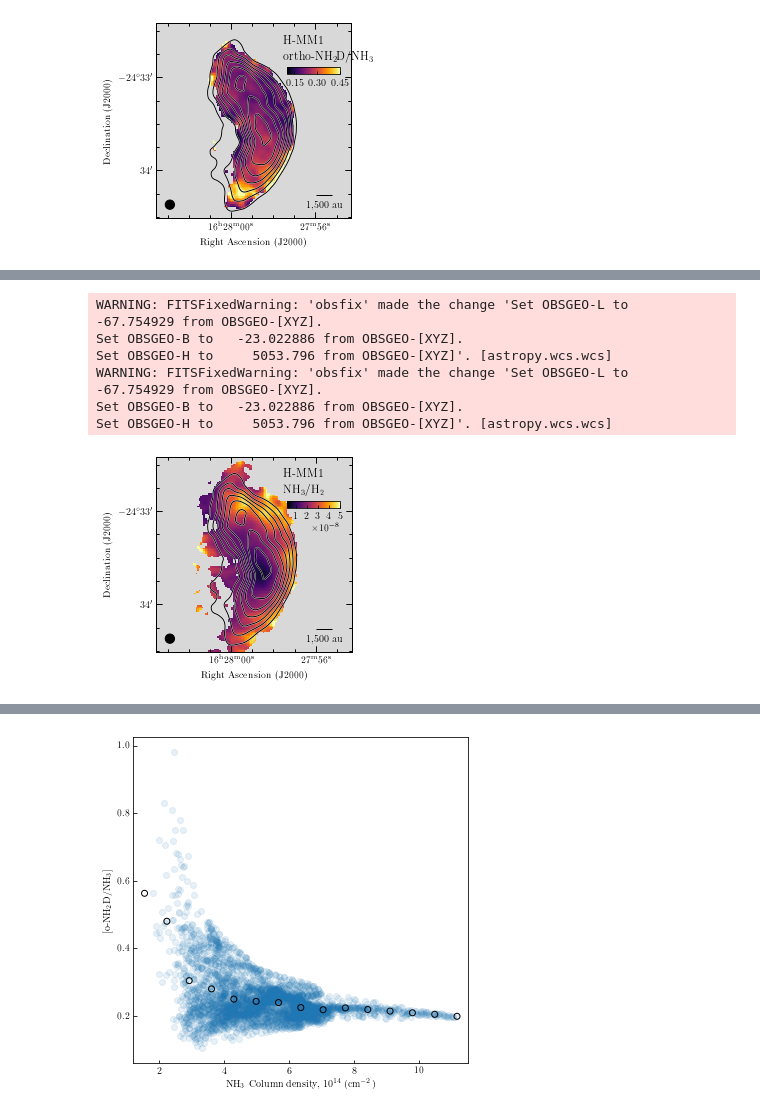
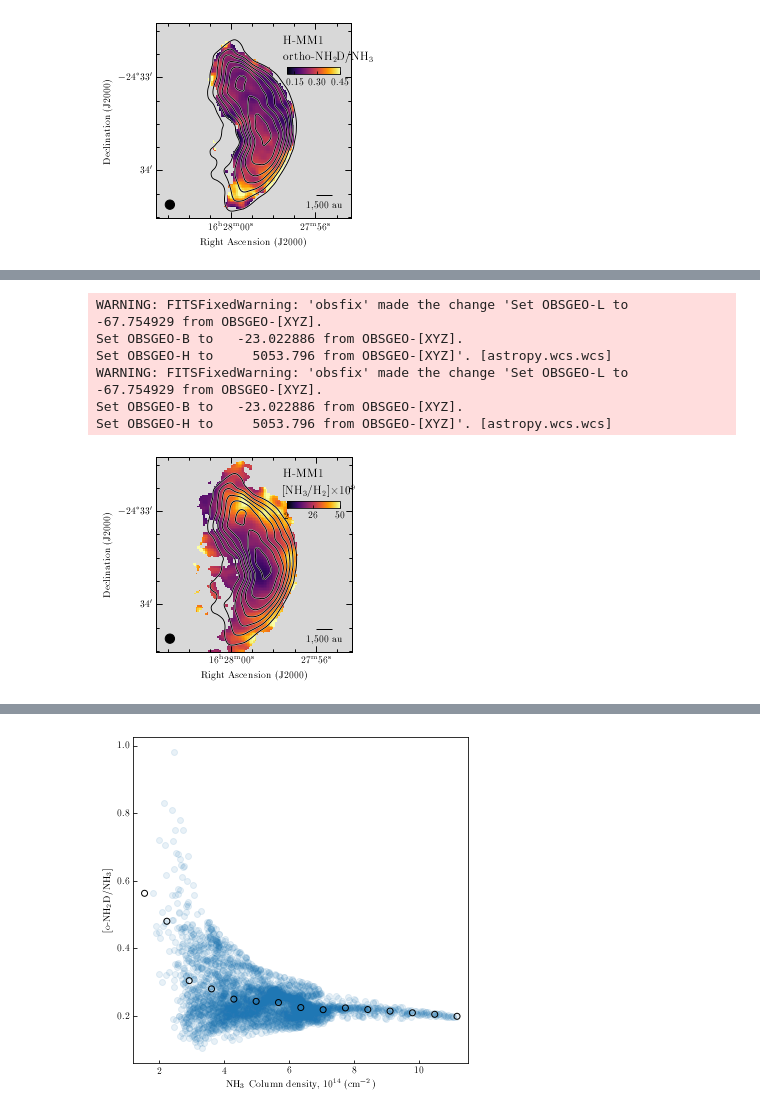
Before and after one commit to jpinedaf/H-MM1_NH3, a Jupyter notebook: H-MM1_compare_NH2D_NH3.ipynb, the cells around one changed output, grey strips where cells are left out. Saved outputs shown, nothing was run; the diff lists cells and outputs as text; code cells hidden in the pictures.

```diff
--- a/H-MM1_compare_NH2D_NH3.ipynb
+++ b/H-MM1_compare_NH2D_NH3.ipynb
@@ -1300,3 +1281,12 @@ Set OBSGEO-H to     5053.796 from OBSGEO-[XYZ]'. [astropy.wcs.wcs]
+# %%
+oNH2D_H2 = oNH2D_array*1e14/N_H2 * 1e9
+pNH2D_H2 = pNH2D_array*1e14/N_H2 * 1e9
+NH3_H2 = 10**NH3_Ncol/N_H2 * 1e9
+
+# abundances in units of 10^-9
+hdu_oNH2D_H2_regrid = fits.PrimaryHDU(oNH2D_H2, hd_Ncol)
+hdu_pNH2D_H2_regrid = fits.PrimaryHDU(pNH2D_H2, hd_Ncol)
+hdu_NH3_H2_regrid = fits.PrimaryHDU(NH3_H2, hd_Ncol)
 # %%
 text_color = 'black'
 fig = aplpy.FITSFigure(hdu_oNH2D_H2_regrid, figsize=(4, 4))
@@ -1326,26 +1342,26 @@ Set OBSGEO-H to     5053.796 from OBSGEO-[XYZ]'. [astropy.wcs.wcs]
 # %%
 text_color = 'black'
 fig = aplpy.FITSFigure(hdu_NH3_H2_regrid, figsize=(4, 4))
 # fig.show_colorscale(cmap='inferno', interpolation='None')
-fig.show_colorscale(vmin=2e-9, vmax=5e-8, cmap='inferno', interpolation='None')
+fig.show_colorscale(vmin=2, vmax=50, cmap='inferno', interpolation='None')
 plot_setup_alma(fig, label_col=text_color)
 #
 fig.add_label(xpos_lab1, ypos_lab1, 'H-MM1', relative=True,
                 horizontalalignment='left', color=text_color, size=12)
-fig.add_label(xpos_lab2, ypos_lab2, r'NH$_3$/H$_2$', relative=True,
+fig.add_label(xpos_lab2, ypos_lab2, r'[NH$_3$/H$_2$]$\times10^9$', relative=True,
                 horizontalalignment='left', color=text_color, size=12)
 
 fig.add_colorbar()
 fig.colorbar.set_box(col_pos, 'horizontal')
-# fig.colorbar.set_ticks([0.15, 0.3, 0.45])
+fig.colorbar.set_ticks([2, 26, 50])
 plt.tight_layout()
 #
 fig.savefig('figs/H-MM1_NH3_H2_ratio.pdf', dpi=100)
 # %% [output]
 WARNING: FITSFixedWarning: 'obsfix' made the change 'Set OBSGEO-L to   -67.754929 from OBSGEO-[XYZ].
 Set OBSGEO-B to   -23.022886 from OBSGEO-[XYZ].
 Set OBSGEO-H to     5053.796 from OBSGEO-[XYZ]'. [astropy.wcs.wcs]
 WARNING: FITSFixedWarning: 'obsfix' made the change 'Set OBSGEO-L to   -67.754929 from OBSGEO-[XYZ].
 Set OBSGEO-B to   -23.022886 from OBSGEO-[XYZ].
 Set OBSGEO-H to     5053.796 from OBSGEO-[XYZ]'. [astropy.wcs.wcs]
-[figure, old version]
+[figure, new version]
```
Also changed, not shown: parts of 43 cells of this notebook, 43 other files.
